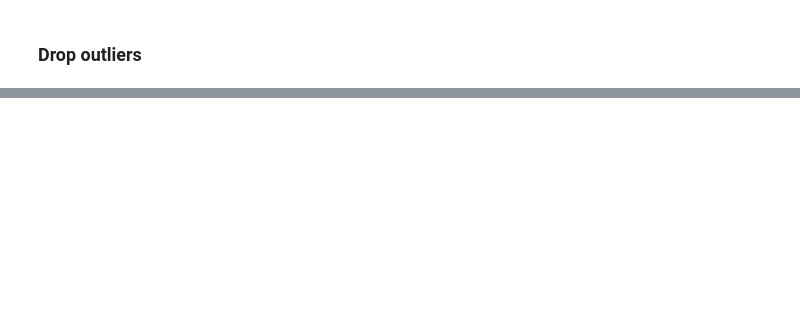
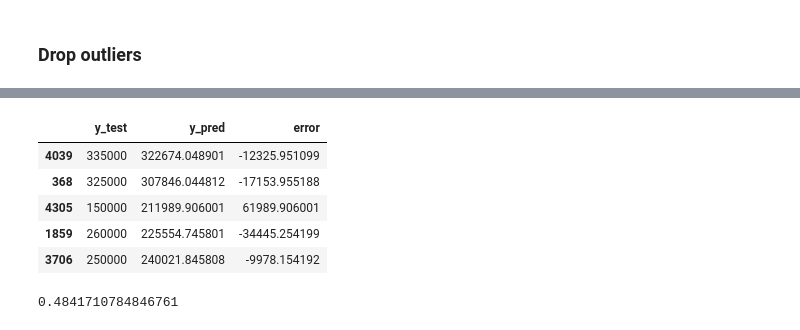
Before and after one commit to AntonyVasilev/vehicle-selling-price, a Jupyter notebook: Vehicle dataset.ipynb, the cells around one changed output, grey strips where cells are left out. Saved outputs shown, nothing was run; the diff lists cells and outputs as text; code cells hidden in the pictures; blank space fills up the shorter version.

```diff
--- a/Vehicle dataset.ipynb
+++ b/Vehicle dataset.ipynb
@@ -188,0 +282,11 @@ df.to_csv(PREPARED_DATASET_PATH, index=False, encoding='utf-8')
+# %%
+check_test["error"] = check_test["y_pred"] - check_test["y_test"]
+
+check_test.head()
+# %% [output]
+|  | y_test | y_pred | error |
+| 4039 | 335000 | 322674.048901 | -12325.951099 |
+| 368 | 325000 | 307846.044812 | -17153.955188 |
+| 4305 | 150000 | 211989.906001 | 61989.906001 |
+| 1859 | 260000 | 225554.745801 | -34445.254199 |
+| 3706 | 250000 | 240021.845808 | -9978.154192 |
@@ -188,0 +295,4 @@ df.to_csv(PREPARED_DATASET_PATH, index=False, encoding='utf-8')
+# %%
+r2_score(y_test, y_pred)
+# %% [output]
+0.4841710784846761
```
Also changed, not shown: parts of 24 cells of this notebook, 1 other file.
